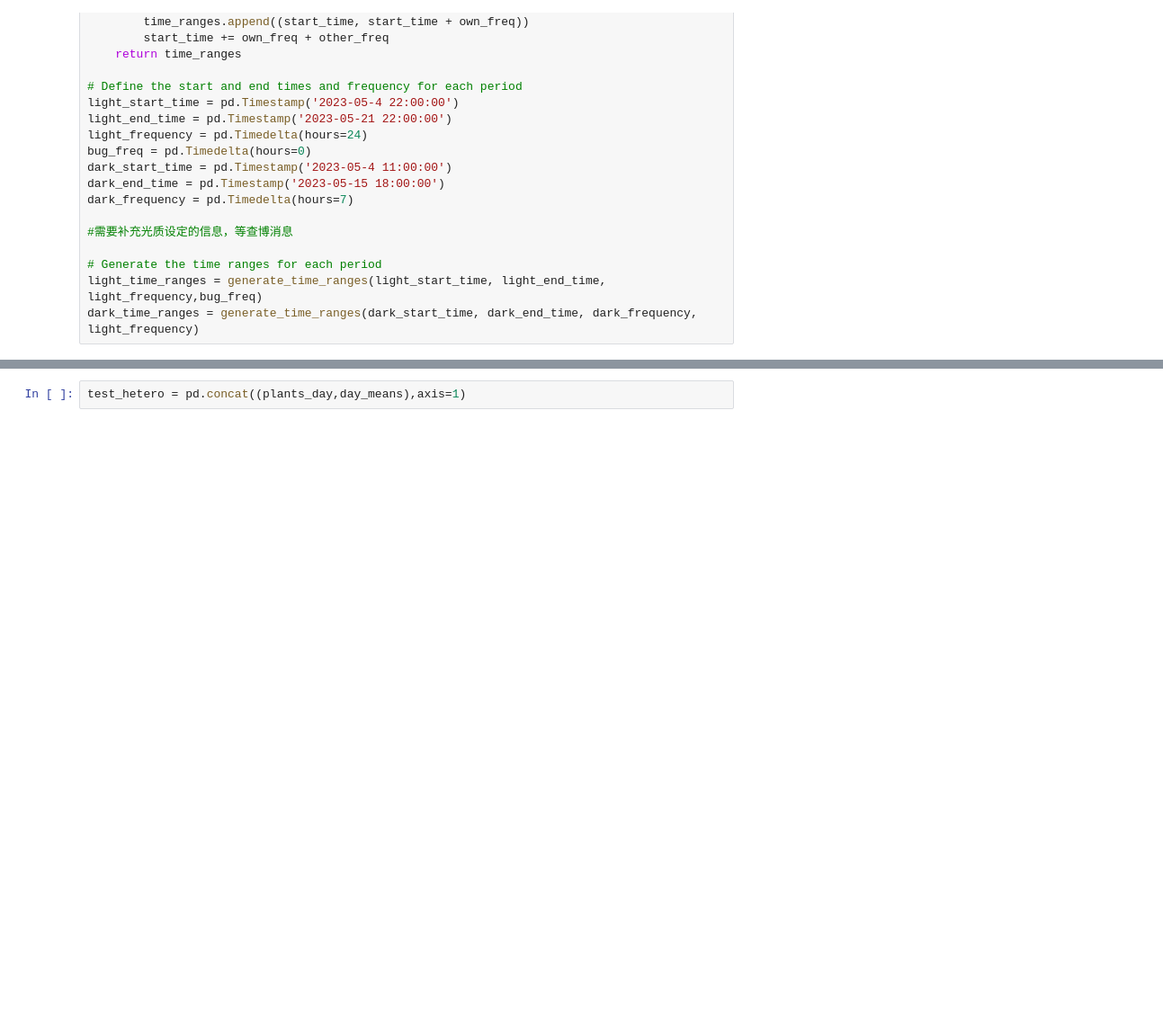
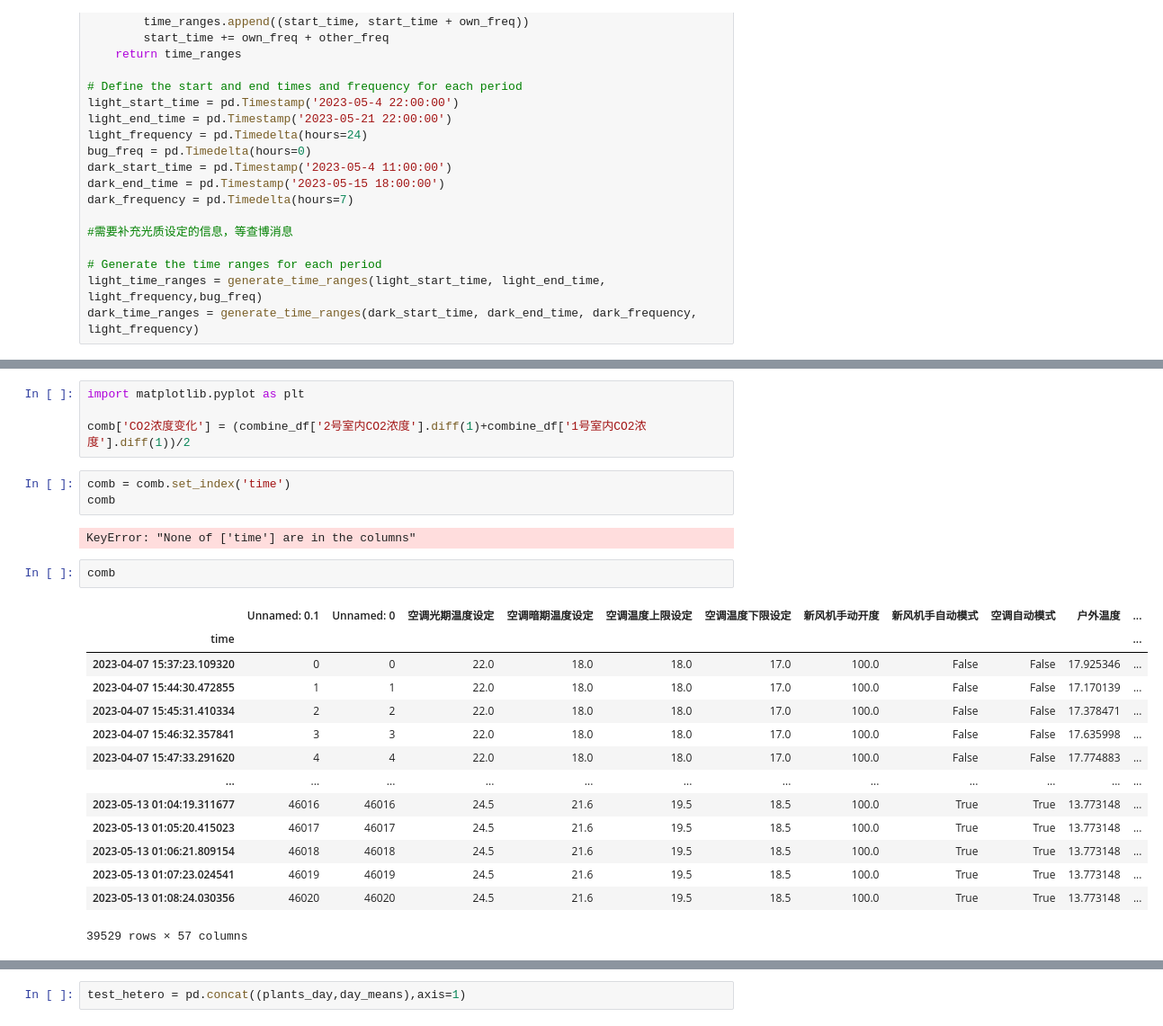
Before and after one commit to ThomasXIONG151215/vertical_farm_dp, a Jupyter notebook: data_upload.ipynb, the cells around one changed output, grey strips where cells are left out. Shown at 90% size. Saved outputs shown, nothing was run; the diff lists cells and outputs as text; blank space fills up the shorter version.

```diff
--- a/data_upload.ipynb
+++ b/data_upload.ipynb
@@ -152,3 +152,29 @@ comb
+# %%
+import matplotlib.pyplot as plt
+
+comb['CO2浓度变化'] = (combine_df['2号室内CO2浓度'].diff(1)+combine_df['1号室内CO2浓度'].diff(1))/2
+# %%
+comb = comb.set_index('time')
+comb
+# %% [output]
+KeyError: "None of ['time'] are in the columns"
+# %%
+comb
+# %% [output]
+|  | Unnamed: 0.1 | Unnamed: 0 | 空调光期温度设定 | 空调暗期温度设定 | 空调温度上限设定 | 空调温度下限设定 | 新风机手动开度 | 新风机手自动模式 | 空调自动模式 | 户外温度 | ... |
+| time |  |  |  |  |  |  |  |  |  |  | ... |
+| 2023-04-07 15:37:23.109320 | 0 | 0 | 22.0 | 18.0 | 18.0 | 17.0 | 100.0 | False | False | 17.925346 | ... |
+| 2023-04-07 15:44:30.472855 | 1 | 1 | 22.0 | 18.0 | 18.0 | 17.0 | 100.0 | False | False | 17.170139 | ... |
+| 2023-04-07 15:45:31.410334 | 2 | 2 | 22.0 | 18.0 | 18.0 | 17.0 | 100.0 | False | False | 17.378471 | ... |
+| 2023-04-07 15:46:32.357841 | 3 | 3 | 22.0 | 18.0 | 18.0 | 17.0 | 100.0 | False | False | 17.635998 | ... |
+| 2023-04-07 15:47:33.291620 | 4 | 4 | 22.0 | 18.0 | 18.0 | 17.0 | 100.0 | False | False | 17.774883 | ... |
+| ... | ... | ... | ... | ... | ... | ... | ... | ... | ... | ... | ... |
+| 2023-05-13 01:04:19.311677 | 46016 | 46016 | 24.5 | 21.6 | 19.5 | 18.5 | 100.0 | True | True | 13.773148 | ... |
+| 2023-05-13 01:05:20.415023 | 46017 | 46017 | 24.5 | 21.6 | 19.5 | 18.5 | 100.0 | True | True | 13.773148 | ... |
+| 2023-05-13 01:06:21.809154 | 46018 | 46018 | 24.5 | 21.6 | 19.5 | 18.5 | 100.0 | True | True | 13.773148 | ... |
+| 2023-05-13 01:07:23.024541 | 46019 | 46019 | 24.5 | 21.6 | 19.5 | 18.5 | 100.0 | True | True | 13.773148 | ... |
+| 2023-05-13 01:08:24.030356 | 46020 | 46020 | 24.5 | 21.6 | 19.5 | 18.5 | 100.0 | True | True | 13.773148 | ... |
+39529 rows × 57 columns
 # %%
 enviros = comb
 comb['time'] = pd.to_datetime(comb['time'])
```
Also changed, not shown: parts of 12 cells of this notebook.
